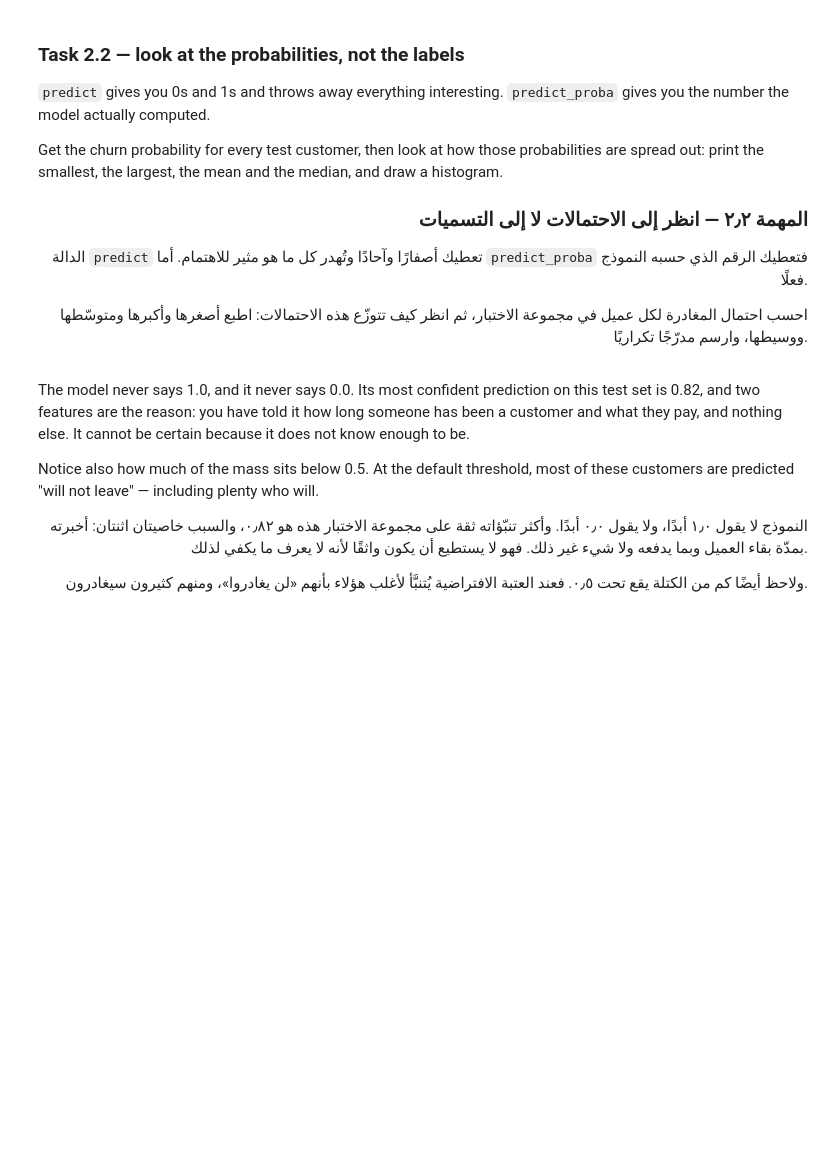
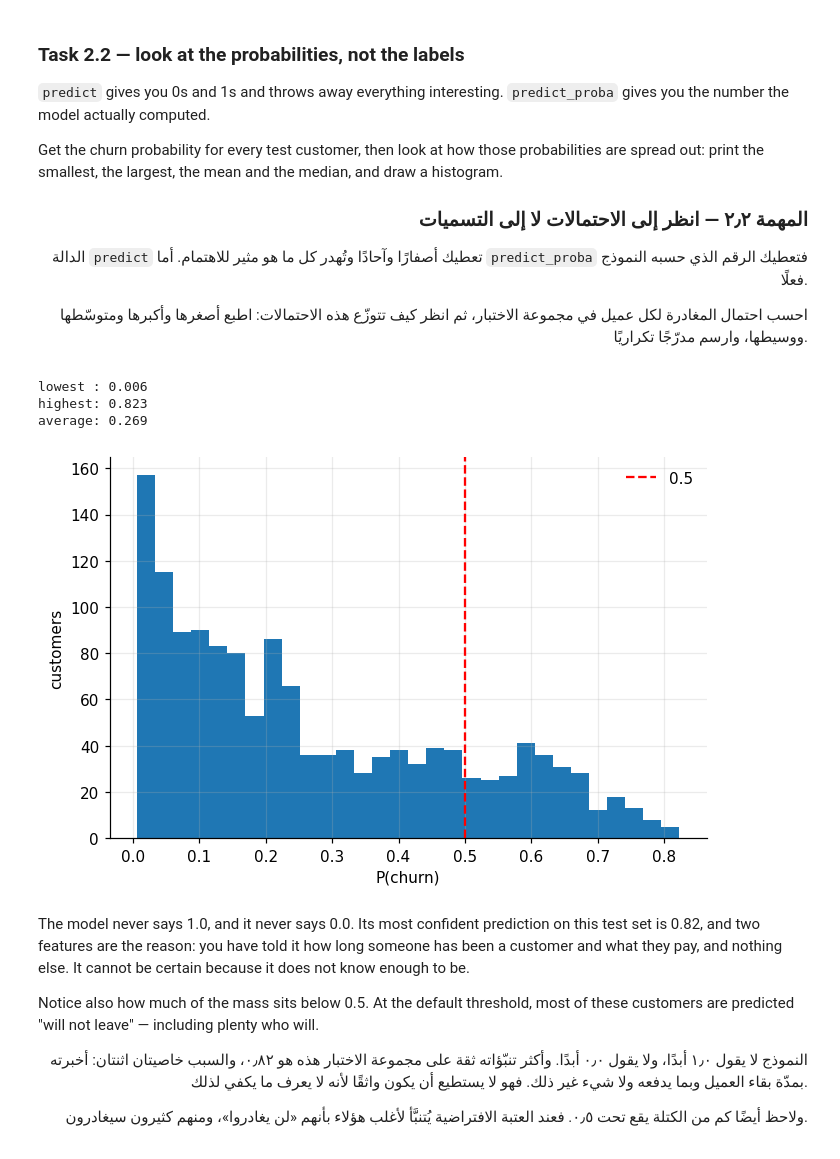
Before and after one commit to NawafK70/AIEP_Olo_student, a Jupyter notebook: week_1_foundations/labs/D3_classification/D3_classification_blank.ipynb, the cells around one changed output. Saved outputs shown, nothing was run; the diff lists cells and outputs as text; code cells hidden in the pictures; blank space fills up the shorter version.

```diff
--- a/week_1_foundations/labs/D3_classification/D3_classification_blank.ipynb
+++ b/week_1_foundations/labs/D3_classification/D3_classification_blank.ipynb
@@ -418,23 +417,39 @@ print the smallest, the largest, the mean and the median, and draw a histogram.
 # %%
 # ────────────────────────────────────────────────────────────────────
 # 1) predict_proba returns one column per class. You want the probability of class 1 —
 #    the customer leaving — which is the second column.
 # 2) Store it as `probs`; every later task uses it.
 # 3) Print min, max, mean and median, then draw a histogram with about 40 bins.
 # 4) Mark 0.5 on the histogram with a vertical line so you can see how much sits above it.
 # Search: "sklearn predict_proba second column positive class"
 #
 # ١) تُرجع predict_proba عمودًا لكل فئة. وأنت تريد احتمال الفئة ١ — أي مغادرة العميل —
 #    وهو العمود الثاني.
 # ٢) خزّنه باسم `probs`؛ فكل مهمة تالية تستخدمه.
 # ٣) اطبع الأصغر والأكبر والمتوسّط والوسيط، ثم ارسم مدرّجًا تكراريًا بنحو ٤٠ فئة.
 # ٤) علّم القيمة ٠٫٥ على المدرّج بخط رأسي لترى كم يقع فوقها.
 # ابحث عن: "sklearn predict_proba second column positive class"
 # ────────────────────────────────────────────────────────────────────
 
 # TODO: Get P(churn) for every test row into `probs`, summarise its spread, and plot it.
 # مهمة: احسب احتمال المغادرة لكل صف اختبار في `probs`، ولخّص انتشاره، وارسمه.
 probs = model.predict_proba(X_test)[:,1]
+
+print("lowest :", round(float(probs.min()), 3))
+print("highest:", round(float(probs.max()), 3))
+print("average:", round(float(probs.mean()), 3))
+
+plt.hist(probs, bins=30)
+plt.axvline(0.5, color="red", linestyle="--", label="0.5")
+plt.xlabel("P(churn)")
+plt.ylabel("customers")
+plt.legend()
+plt.show()
+# %% [output]
+lowest : 0.006
+highest: 0.823
+average: 0.269
+[figure, added]
 # %% [markdown]
 The model never says 1.0, and it never says 0.0. Its most confident prediction on this test set is 0.82,
 and two features are the reason: you have told it how long someone has been a customer and what they
```
Also changed, not shown: parts of 7 cells of this notebook.
